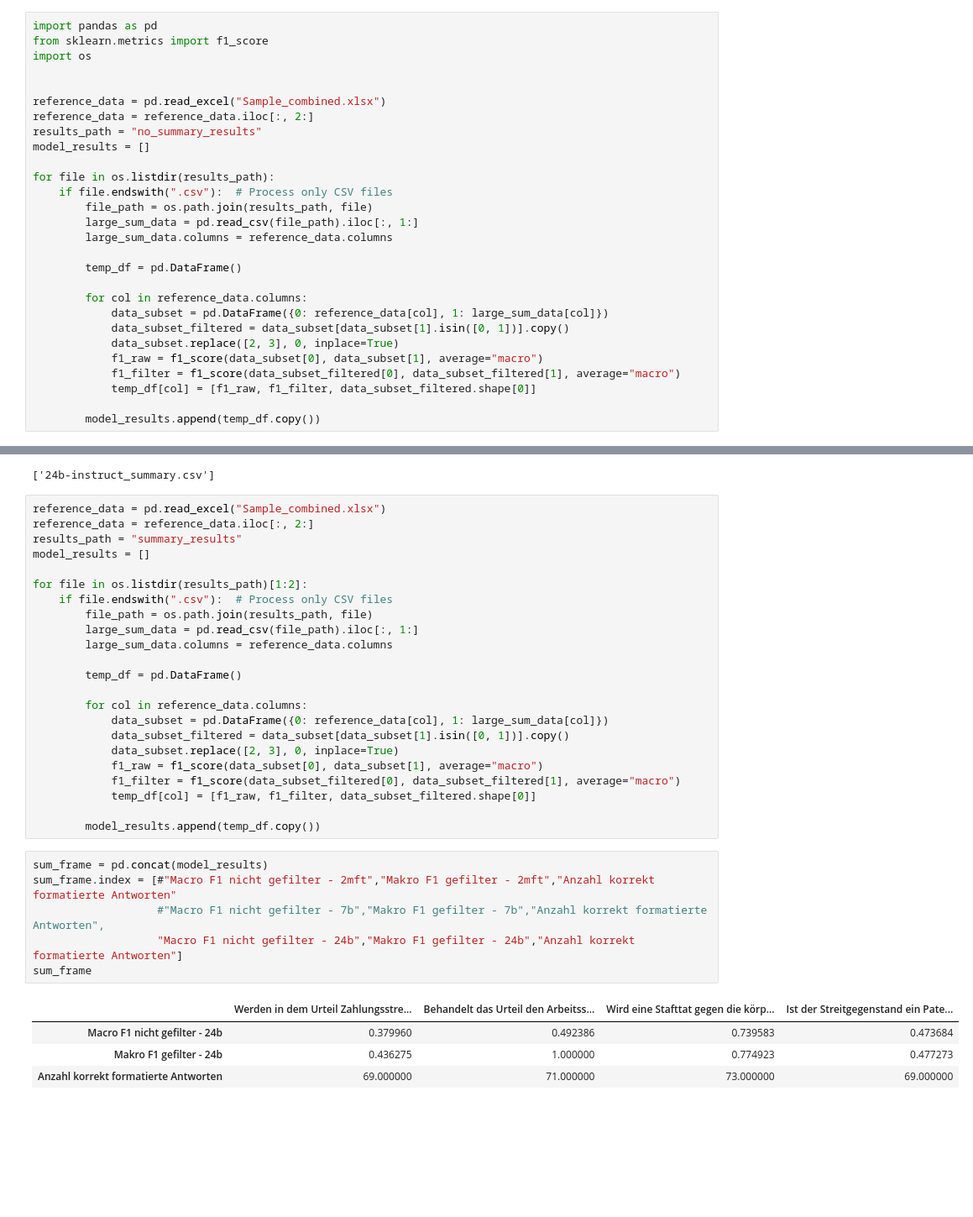
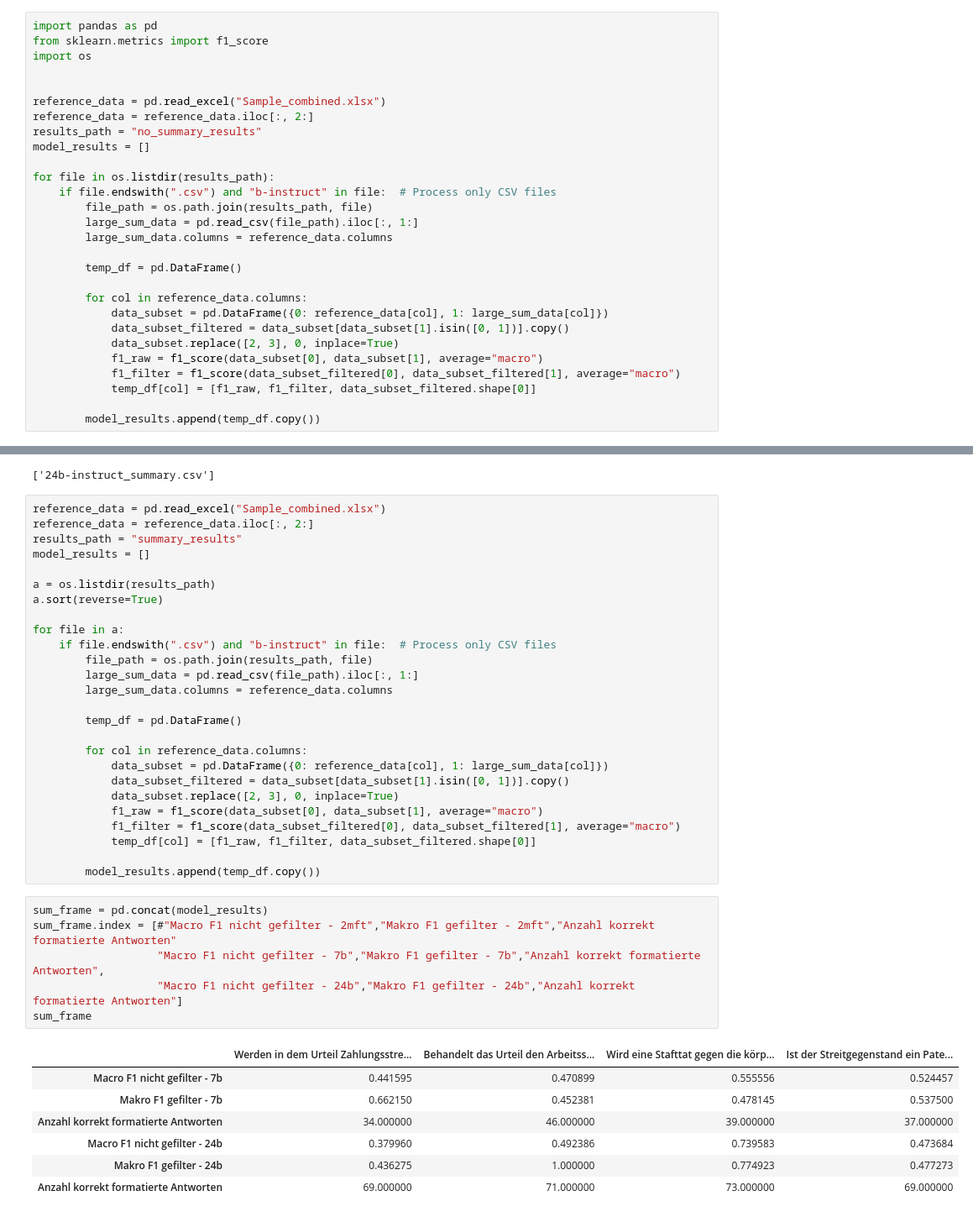
Before and after one commit to f-schreiber/judement_classification, a Jupyter notebook: Project.ipynb, the cells around one changed output, grey strips where cells are left out. Shown at 84% size. Drawn from its saved outputs; the diff is of its cells as text; blank space fills up the shorter version.

```diff
--- a/Project.ipynb
+++ b/Project.ipynb
@@ -246,7 +246,7 @@ results_path = "no_summary_results"
 model_results = []
 
 for file in os.listdir(results_path):
-    if file.endswith(".csv"):  # Process only CSV files
+    if file.endswith(".csv") and "b-instruct" in file:  # Process only CSV files
         file_path = os.path.join(results_path, file)
         large_sum_data = pd.read_csv(file_path).iloc[:, 1:]
         large_sum_data.columns = reference_data.columns
@@ -292,8 +292,11 @@ reference_data = reference_data.iloc[:, 2:]
 results_path = "summary_results"
 model_results = []
 
-for file in os.listdir(results_path)[1:2]:
-    if file.endswith(".csv"):  # Process only CSV files
+a = os.listdir(results_path)
+a.sort(reverse=True)
+
+for file in a:
+    if file.endswith(".csv") and "b-instruct" in file:  # Process only CSV files
         file_path = os.path.join(results_path, file)
         large_sum_data = pd.read_csv(file_path).iloc[:, 1:]
         large_sum_data.columns = reference_data.columns
@@ -312,11 +315,14 @@ for file in os.listdir(results_path)[1:2]:
 # %%
 sum_frame = pd.concat(model_results)
 sum_frame.index = [#"Macro F1 nicht gefilter - 2mft","Makro F1 gefilter - 2mft","Anzahl korrekt formatierte Antworten"
-                   #"Macro F1 nicht gefilter - 7b","Makro F1 gefilter - 7b","Anzahl korrekt formatierte Antworten",
+                   "Macro F1 nicht gefilter - 7b","Makro F1 gefilter - 7b","Anzahl korrekt formatierte Antworten",
                    "Macro F1 nicht gefilter - 24b","Makro F1 gefilter - 24b","Anzahl korrekt formatierte Antworten"]
 sum_frame
 # %% [output]
 |  | Werden in dem Urteil Zahlungsstre... | Behandelt das Urteil den Arbeitss... | Wird eine Stafttat gegen die körp... | Ist der Streitgegenstand ein Pate... |
+| Macro F1 nicht gefilter - 7b | 0.441595 | 0.470899 | 0.555556 | 0.524457 |
+| Makro F1 gefilter - 7b | 0.662150 | 0.452381 | 0.478145 | 0.537500 |
+| Anzahl korrekt formatierte Antworten | 34.000000 | 46.000000 | 39.000000 | 37.000000 |
 | Macro F1 nicht gefilter - 24b | 0.379960 | 0.492386 | 0.739583 | 0.473684 |
 | Makro F1 gefilter - 24b | 0.436275 | 1.000000 | 0.774923 | 0.477273 |
 | Anzahl korrekt formatierte Antworten | 69.000000 | 71.000000 | 73.000000 | 69.000000 |
```
Also changed, not shown: parts of 2 cells of this notebook.
